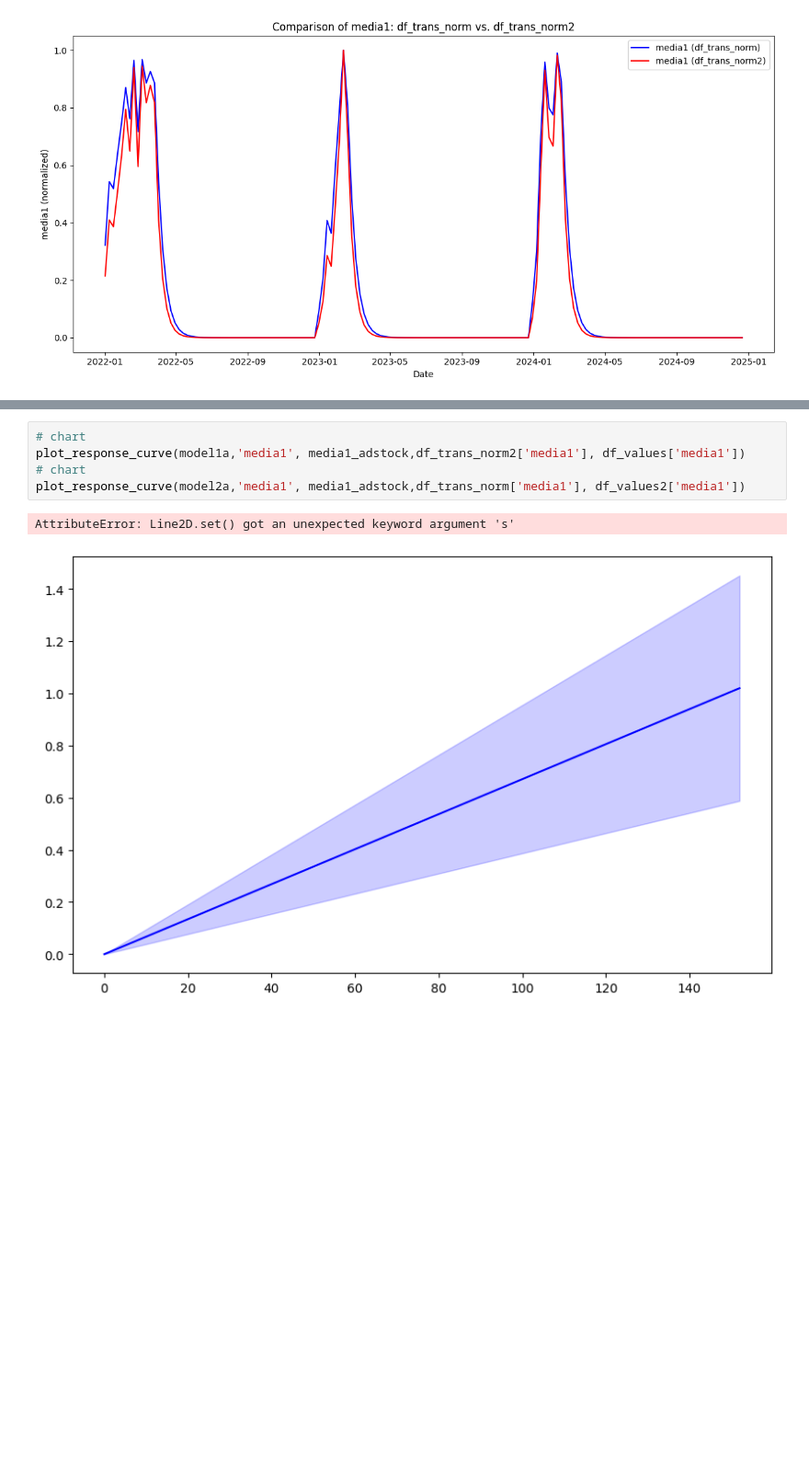
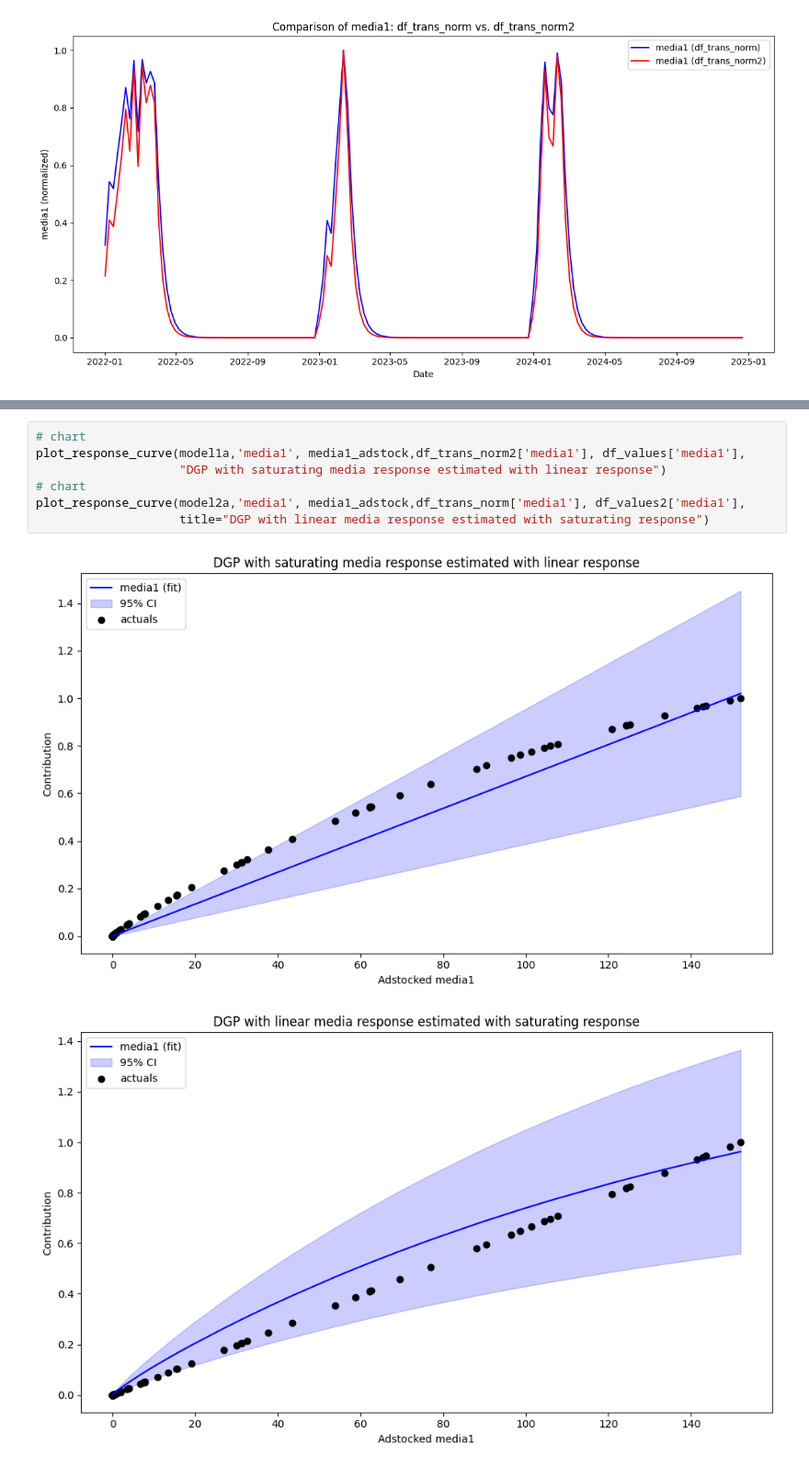
Before and after one commit to jackbowley/MMM, a Jupyter notebook: Regressions.ipynb, the cells around one changed output, grey strips where cells are left out. Shown at 92% size. Drawn from its saved outputs; the diff is of its cells as text; blank space fills up the shorter version.

```diff
--- a/Regressions.ipynb
+++ b/Regressions.ipynb
@@ -211,10 +211,12 @@ Notes:
 Standard error %: 0.025
 # %%
 # chart
-plot_response_curve(model1a,'media1', media1_adstock,df_trans_norm2['media1'], df_values['media1'])
+plot_response_curve(model1a,'media1', media1_adstock,df_trans_norm2['media1'], df_values['media1'],
+                    "DGP with saturating media response estimated with linear response")
 # chart
-plot_response_curve(model2a,'media1', media1_adstock,df_trans_norm['media1'], df_values2['media1'])
+plot_response_curve(model2a,'media1', media1_adstock,df_trans_norm['media1'], df_values2['media1'],
+                    title="DGP with linear media response estimated with saturating response")
 # %% [output]
-AttributeError: Line2D.set() got an unexpected keyword argument 's'
-[figure, old version]
+[figure, new version]
+[figure, added]
 # %%
```
Also changed, not shown: parts of 8 cells of this notebook.
